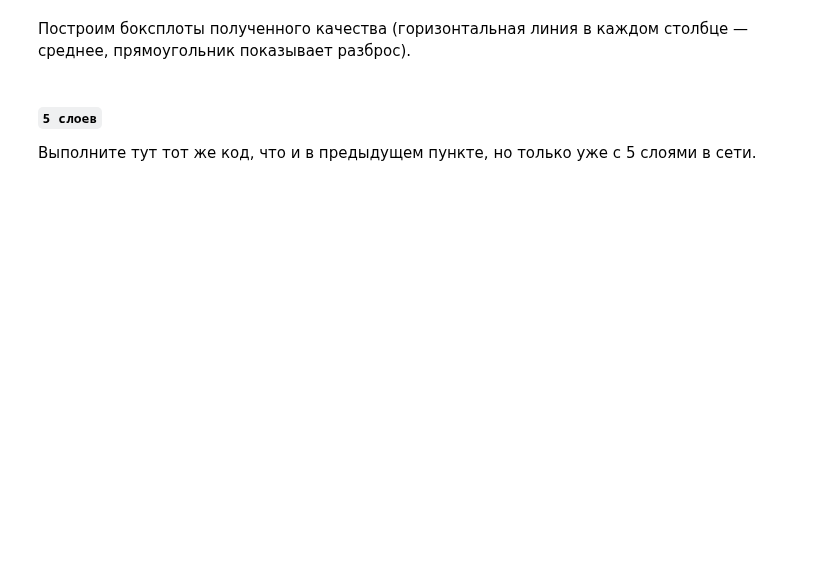
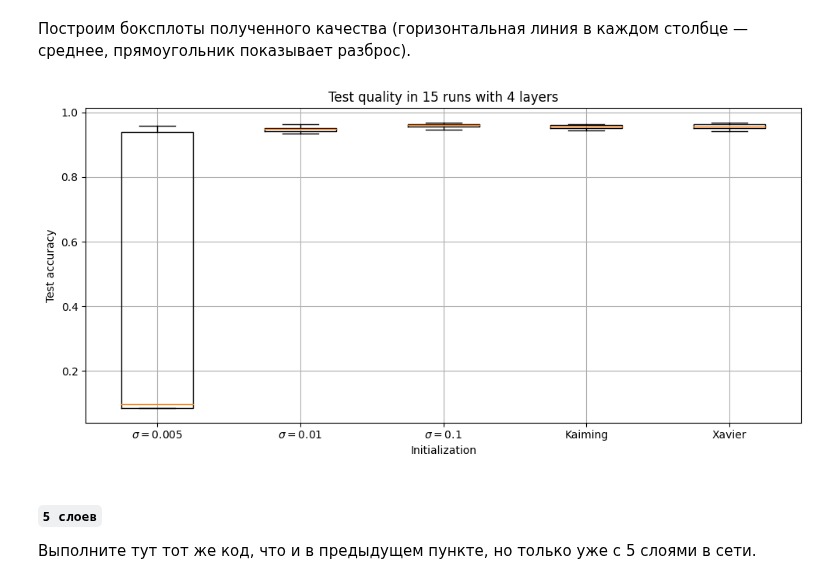
Before and after one commit to Bogachevv/MMP_prac_spring_24, a Jupyter notebook: task_1/task_01.ipynb, the cells around one changed output. Cells and saved outputs as stored; diff of their text form; code cells hidden in the pictures; blank space fills up the shorter version.

```diff
--- a/task_1/task_01.ipynb
+++ b/task_1/task_01.ipynb
@@ -872,7 +866,7 @@ def train_network(network: List[Layer], history: bool = False, optimizer="L-BFGS
         args=[network, X_train, y_train],
         method=optimizer,
         jac=True,
-        callback=cb.call,
+        callback=cb.call if history else None,
         options=options,
         tol=tol
     )
@@ -1054,17 +1088,19 @@ for i, initialization in enumerate(init_vars):
 # %%
 init_vars_for_plot = [(x if isinstance(x, str) else fr"$\sigma = {x}$") for x in init_vars]
 
 fig, ax = plt.subplots(1, 1, figsize=(10, 5))
 
 ax.boxplot(accs_test.T, labels=init_vars_for_plot, showfliers=False)
 
-ax.set_title(f"Test quality in {accs_test.shape[1]} runs")
+ax.set_title(f"Test quality in {accs_test.shape[1]} runs with 4 layers")
 ax.set_xlabel("Initialization")
 ax.set_ylabel("Test accuracy")
 ax.grid(True)
 
 fig.tight_layout()
 plt.show()
+# %% [output]
+[figure, added]
 # %% [markdown]
 #### `5 слоев`
 
```
Also changed, not shown: parts of 42 cells of this notebook.
